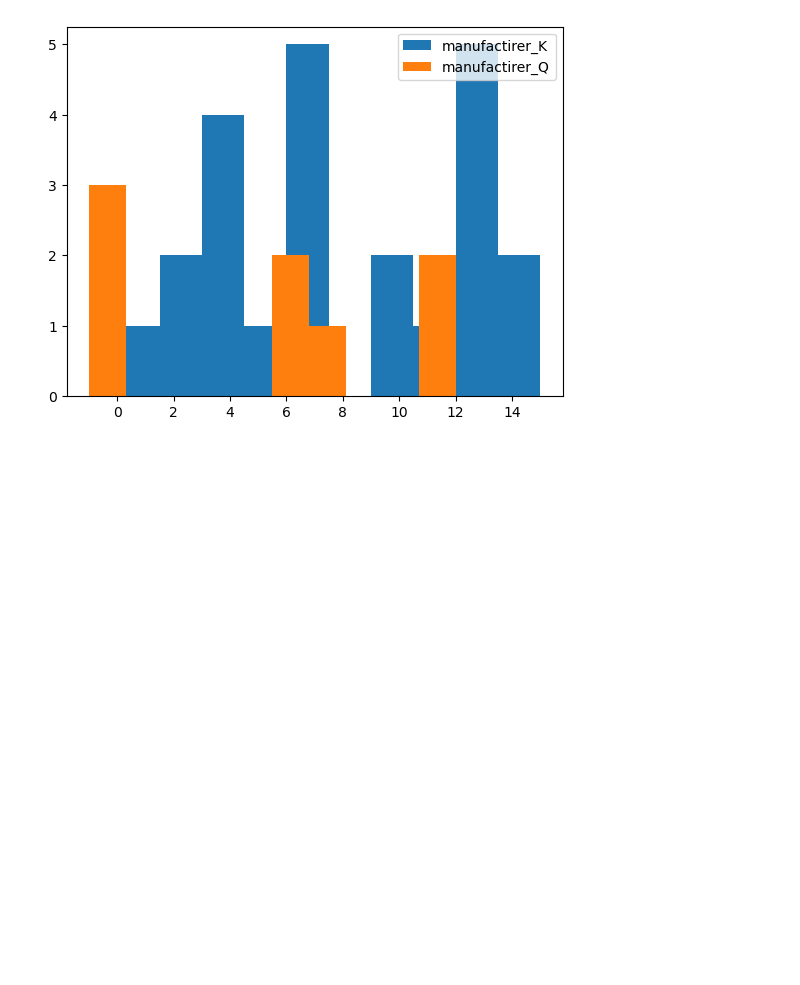
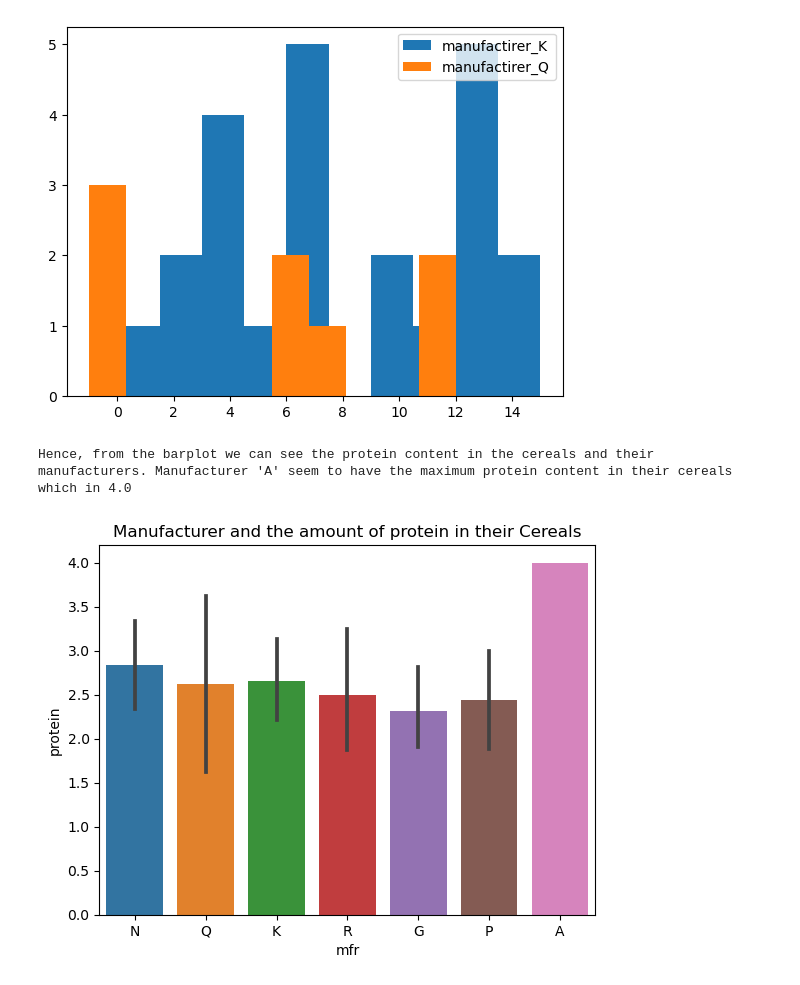
Before and after one commit to lily01awasthi/Data-Analysis, a Jupyter notebook: 5-day-data-challenge-day-1.ipynb, the cells around one changed output. Cells and saved outputs as stored; diff of their text form; code cells hidden in the pictures; blank space fills up the shorter version.

Commit message:
Using bar plot to visualize categorical data

```diff
--- a/5-day-data-challenge-day-1.ipynb
+++ b/5-day-data-challenge-day-1.ipynb
@@ -49,3 +50,13 @@ print("From the histogram we can see that the manufacturer Q has cereals with le
 Since the  pvalue=0.27> 0.01. This is evident that it is likely that the both data are from same distribution.
 From the histogram we can see that the manufacturer Q has cereals with less sugar content than K
 [figure]
+# %%
+# Visualizing categorical data with bar chart
+manufacturers = df["mfr"]
+protein = df["protein"]
+sns.barplot(data=df, x=manufacturers, y=protein)
+plt.title("Manufacturer and the amount of protein in their Cereals")
+print("Hence, from the barplot we can see the protein content in the cereals and their manufacturers. Manufacturer 'A' seem to have the maximum protein content in their cereals which in 4.0")
+# %% [output]
+Hence, from the barplot we can see the protein content in the cereals and their manufacturers. Manufacturer 'A' seem to have the maximum protein content in their cereals which in 4.0
+[figure, added]
```
Also changed, not shown: parts of 2 cells of this notebook.
